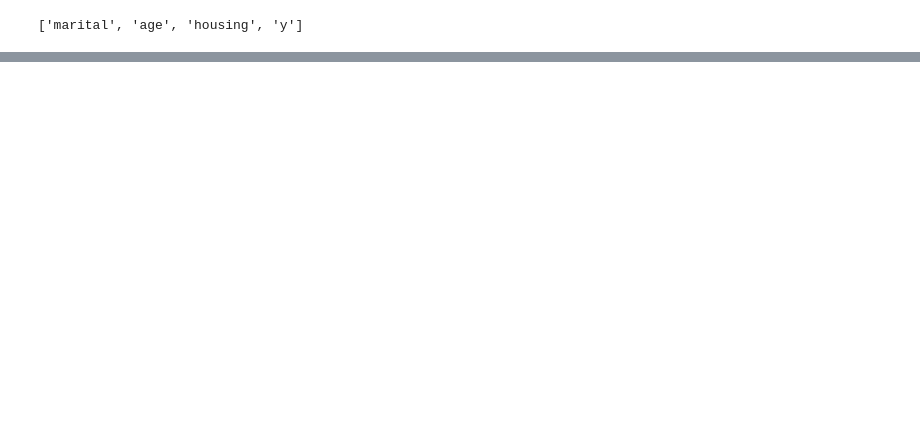
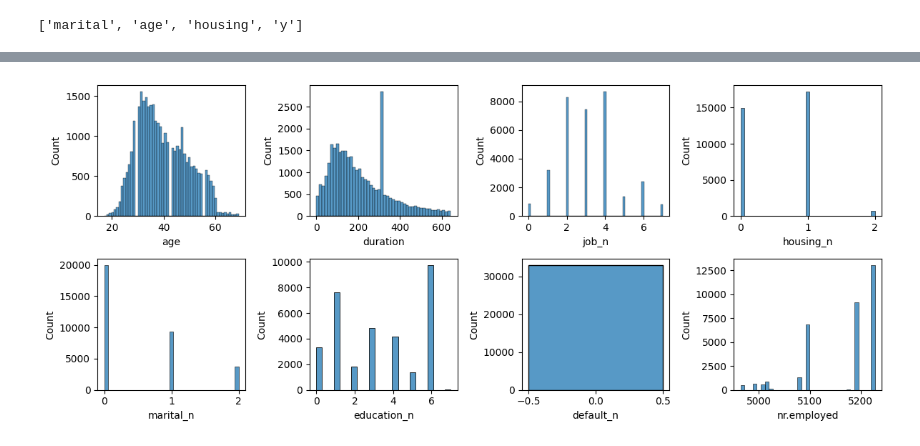
Before and after one commit to 4GeeksAcademy/Logistic_Regression_Project, a Jupyter notebook: src/explore.ipynb, the cells around one changed output, grey strips where cells are left out. Drawn from its saved outputs; the diff is of its cells as text; code cells hidden in the pictures; blank space fills up the shorter version.

```diff
--- a/src/explore.ipynb
+++ b/src/explore.ipynb
@@ -345,0 +563,28 @@ plt.show()
+# %%
+def replace_outliers(x_train, x_test):
+    columns = x_train.columns
+
+    # This loop will replace outliers for each column
+    for column in columns:
+        # Calculate Q_25 and Q_75 for the column using the data from the x_train set
+        Q_25 = x_train[column].quantile(0.25)
+        Q_75 = x_train[column].quantile(0.75)
+
+        # Calculate the IQR
+        IQR = Q_75 - Q_25
+
+        # Calculate the upper and lower limit
+        upper_limit = Q_75 + 1.5*IQR
+        lower_limit = Q_25 - 1.5*IQR
+
+        # Replace the outliers that are below the lower limit with the Q_25 value for both the training and test sets
+        x_train.loc[x_train[column] < lower_limit, column] = Q_25
+        x_test.loc[x_test[column] < lower_limit, column] = Q_25
+
+        # Replace the outliers that are above the upper limit with the Q_75 value for both the training and test sets
+        x_train.loc[x_train[column] > upper_limit, column] = Q_75
+        x_test.loc[x_test[column] > upper_limit, column] = Q_75
+
+    return x_train, x_test
+# %%
+X_train, X_test = replace_outliers(X_train, X_test)
@@ -345,0 +642,17 @@ plt.show()
+# %%
+fig, axis = plt.subplots(2, 4, figsize = (12, 5))
+
+sns.histplot(ax = axis[0, 0], data = X_train, x = "age")
+sns.histplot(ax = axis[0, 1], data = X_train, x = "duration")
+sns.histplot(ax = axis[0, 2], data = X_train, x = "job_n")
+sns.histplot(ax = axis[0, 3], data = X_train, x = "housing_n")
+sns.histplot(ax = axis[1, 0], data = X_train, x = "marital_n")
+sns.histplot(ax = axis[1, 1], data = X_train, x = "education_n")
+sns.histplot(ax = axis[1, 2], data = X_train, x = "default_n")
+sns.histplot(ax = axis[1, 3], data = X_train, x = "nr.employed")
+
+plt.tight_layout()
+
+plt.show()
+# %% [output]
+[figure, added]
```
Also changed, not shown: parts of 60 cells of this notebook.
